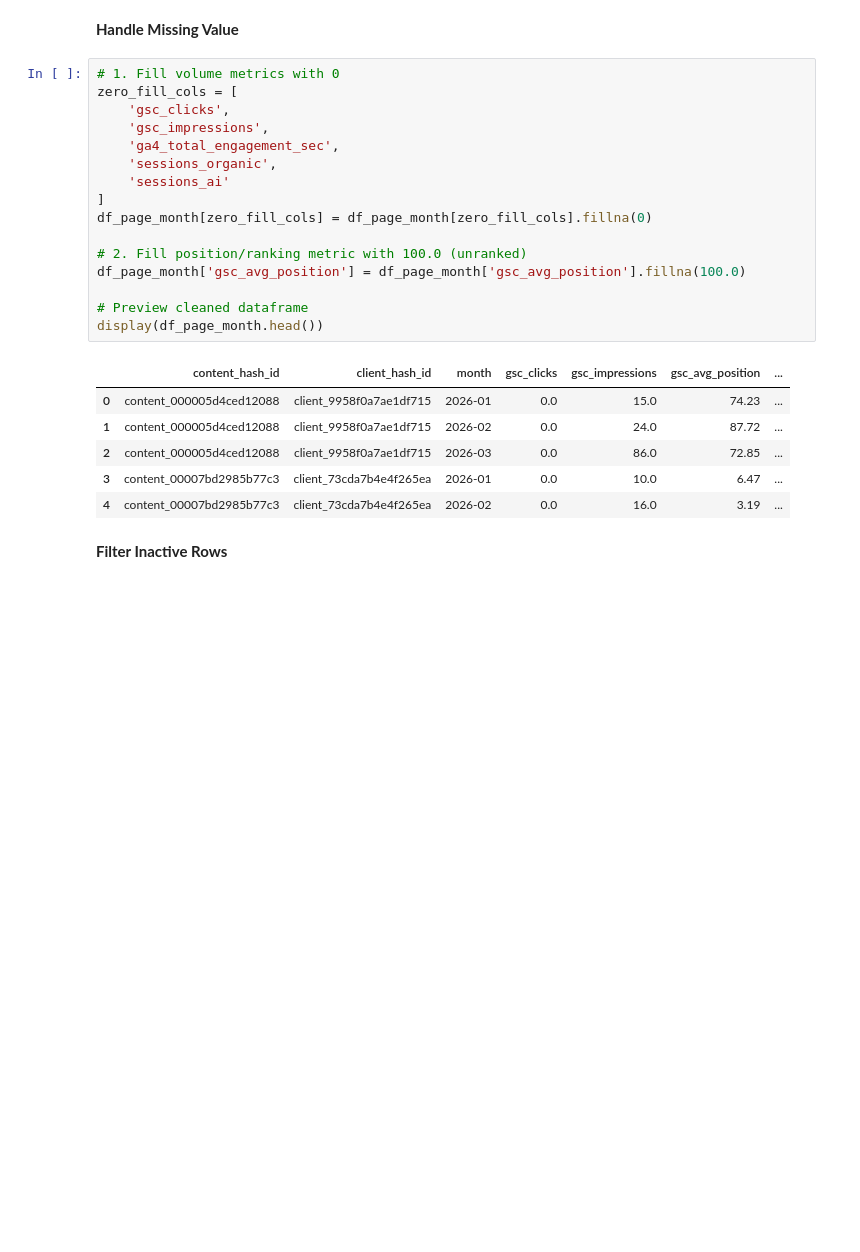
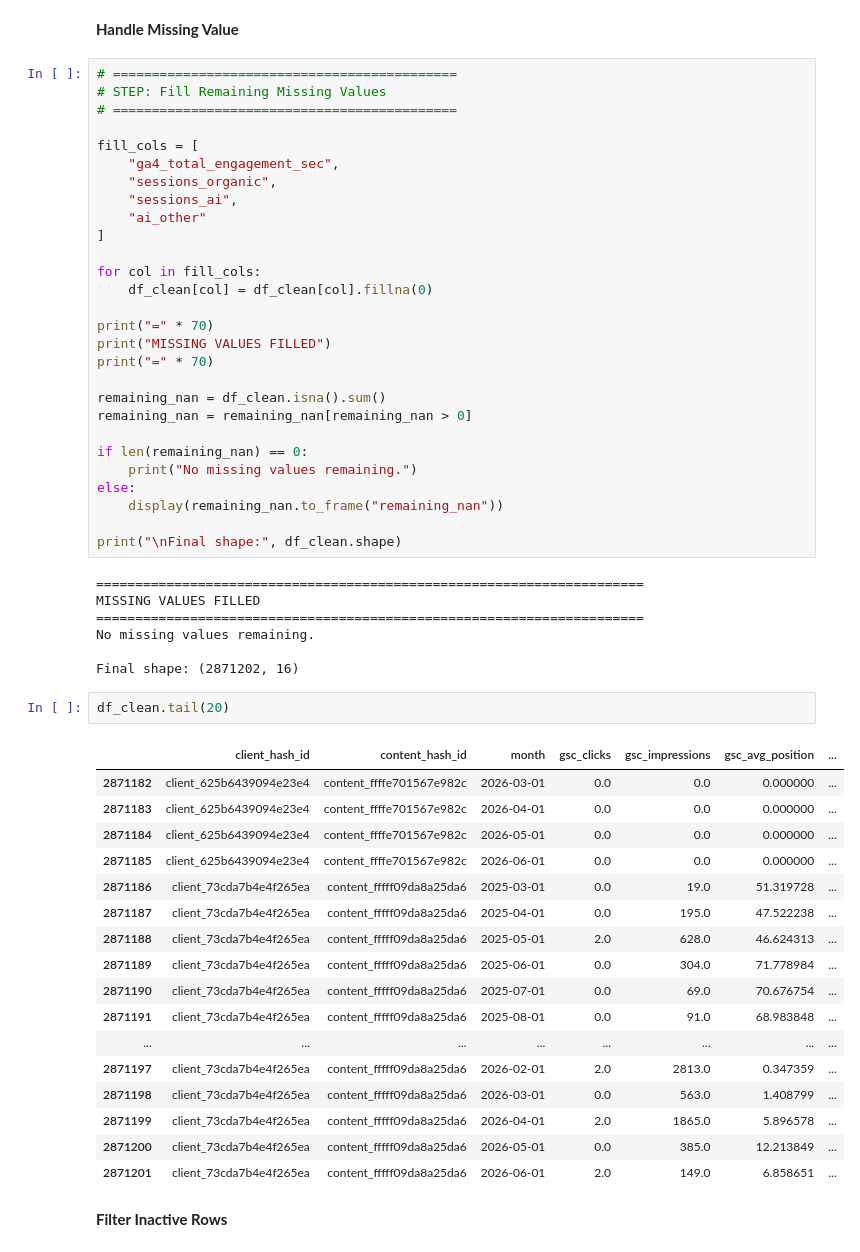
Before and after one commit to MuhammadOkasha004/flyrank-ml-internship-work, a Jupyter notebook: work/notebooks/w03_feature_leakage_check.ipynb, the cells around one changed output. Saved outputs shown, nothing was run; the diff lists cells and outputs as text; blank space fills up the shorter version.

```diff
--- a/work/notebooks/w03_feature_leakage_check.ipynb
+++ b/work/notebooks/w03_feature_leakage_check.ipynb
@@ -161,27 +1005,59 @@ display(df_page_month.tail())
 # %% [markdown]
 **Handle Missing Value**
-# %%
-# 1. Fill volume metrics with 0
-zero_fill_cols = [
-    'gsc_clicks',
-    'gsc_impressions',
-    'ga4_total_engagement_sec',
-    'sessions_organic',
-    'sessions_ai'
-]
-df_page_month[zero_fill_cols] = df_page_month[zero_fill_cols].fillna(0)
-
-# 2. Fill position/ranking metric with 100.0 (unranked)
-df_page_month['gsc_avg_position'] = df_page_month['gsc_avg_position'].fillna(100.0)
-
-# Preview cleaned dataframe
-display(df_page_month.head())
-# %% [output]
-|  | content_hash_id | client_hash_id | month | gsc_clicks | gsc_impressions | gsc_avg_position | ... |
-| 0 | content_000005d4ced12088 | client_9958f0a7ae1df715 | 2026-01 | 0.0 | 15.0 | 74.23 | ... |
-| 1 | content_000005d4ced12088 | client_9958f0a7ae1df715 | 2026-02 | 0.0 | 24.0 | 87.72 | ... |
-| 2 | content_000005d4ced12088 | client_9958f0a7ae1df715 | 2026-03 | 0.0 | 86.0 | 72.85 | ... |
-| 3 | content_00007bd2985b77c3 | client_73cda7b4e4f265ea | 2026-01 | 0.0 | 10.0 | 6.47 | ... |
-| 4 | content_00007bd2985b77c3 | client_73cda7b4e4f265ea | 2026-02 | 0.0 | 16.0 | 3.19 | ... |
+# %%
+# ============================================
+# STEP: Fill Remaining Missing Values
+# ============================================
+
+fill_cols = [
+    "ga4_total_engagement_sec",
+    "sessions_organic",
+    "sessions_ai",
+    "ai_other"
+]
+
+for col in fill_cols:
+    df_clean[col] = df_clean[col].fillna(0)
+
+print("=" * 70)
+print("MISSING VALUES FILLED")
+print("=" * 70)
+
+remaining_nan = df_clean.isna().sum()
+remaining_nan = remaining_nan[remaining_nan > 0]
+
+if len(remaining_nan) == 0:
+    print("No missing values remaining.")
+else:
+    display(remaining_nan.to_frame("remaining_nan"))
+
+print("\nFinal shape:", df_clean.shape)
+# %% [output]
+======================================================================
+MISSING VALUES FILLED
+======================================================================
+No missing values remaining.
+
+Final shape: (2871202, 16)
+# %%
+df_clean.tail(20)
+# %% [output]
+|  | client_hash_id | content_hash_id | month | gsc_clicks | gsc_impressions | gsc_avg_position | ... |
+| 2871182 | client_625b6439094e23e4 | content_ffffe701567e982c | 2026-03-01 | 0.0 | 0.0 | 0.000000 | ... |
+| 2871183 | client_625b6439094e23e4 | content_ffffe701567e982c | 2026-04-01 | 0.0 | 0.0 | 0.000000 | ... |
+| 2871184 | client_625b6439094e23e4 | content_ffffe701567e982c | 2026-05-01 | 0.0 | 0.0 | 0.000000 | ... |
+| 2871185 | client_625b6439094e23e4 | content_ffffe701567e982c | 2026-06-01 | 0.0 | 0.0 | 0.000000 | ... |
+| 2871186 | client_73cda7b4e4f265ea | content_fffff09da8a25da6 | 2025-03-01 | 0.0 | 19.0 | 51.319728 | ... |
+| 2871187 | client_73cda7b4e4f265ea | content_fffff09da8a25da6 | 2025-04-01 | 0.0 | 195.0 | 47.522238 | ... |
+| 2871188 | client_73cda7b4e4f265ea | content_fffff09da8a25da6 | 2025-05-01 | 2.0 | 628.0 | 46.624313 | ... |
+| 2871189 | client_73cda7b4e4f265ea | content_fffff09da8a25da6 | 2025-06-01 | 0.0 | 304.0 | 71.778984 | ... |
+| 2871190 | client_73cda7b4e4f265ea | content_fffff09da8a25da6 | 2025-07-01 | 0.0 | 69.0 | 70.676754 | ... |
+| 2871191 | client_73cda7b4e4f265ea | content_fffff09da8a25da6 | 2025-08-01 | 0.0 | 91.0 | 68.983848 | ... |
+| ... | ... | ... | ... | ... | ... | ... | ... |
+| 2871197 | client_73cda7b4e4f265ea | content_fffff09da8a25da6 | 2026-02-01 | 2.0 | 2813.0 | 0.347359 | ... |
+| 2871198 | client_73cda7b4e4f265ea | content_fffff09da8a25da6 | 2026-03-01 | 0.0 | 563.0 | 1.408799 | ... |
+| 2871199 | client_73cda7b4e4f265ea | content_fffff09da8a25da6 | 2026-04-01 | 2.0 | 1865.0 | 5.896578 | ... |
+| 2871200 | client_73cda7b4e4f265ea | content_fffff09da8a25da6 | 2026-05-01 | 0.0 | 385.0 | 12.213849 | ... |
+| 2871201 | client_73cda7b4e4f265ea | content_fffff09da8a25da6 | 2026-06-01 | 2.0 | 149.0 | 6.858651 | ... |
 # %% [markdown]
 **Filter Inactive Rows**
```
Also changed, not shown: parts of 19 cells of this notebook.
